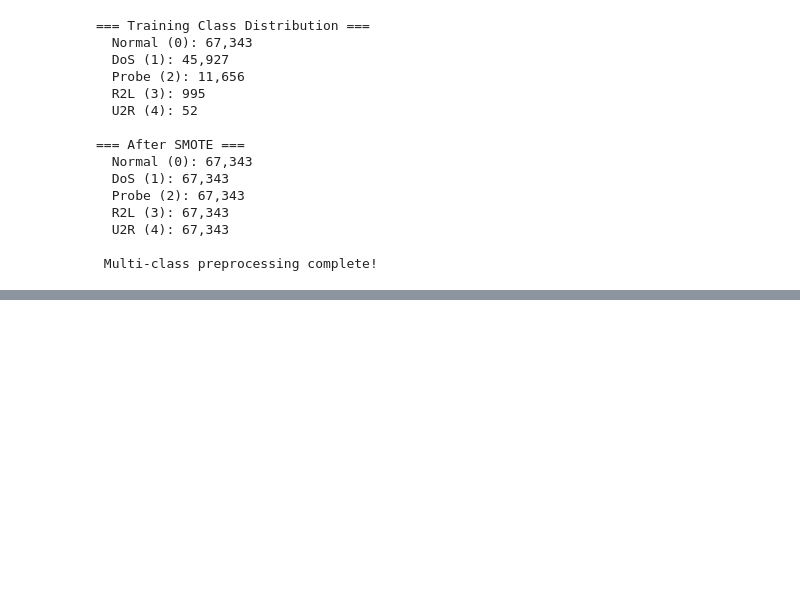
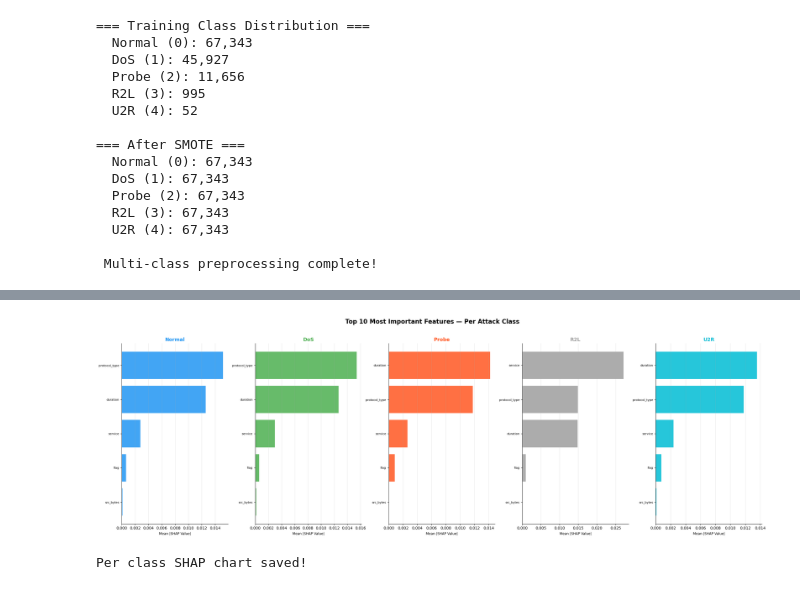
Before and after one commit to emmanuelakwasi/intrusionDetection, a Jupyter notebook: notebooks/exploration.ipynb, the cells around one changed output, grey strips where cells are left out. Saved outputs shown, nothing was run; the diff lists cells and outputs as text; code cells hidden in the pictures; blank space fills up the shorter version.

```diff
--- a/notebooks/exploration.ipynb
+++ b/notebooks/exploration.ipynb
@@ -364,0 +446,35 @@ DNN confusion matrix saved!
+# %%
+# --- Per Attack Class SHAP Charts ---
+feature_names = X_train.columns.tolist()
+class_names_list = ["Normal", "DoS", "Probe", "R2L", "U2R"]
+colors = ["#2196F3", "#4CAF50", "#FF5722", "#9E9E9E", "#00BCD4"]
+
+fig, axes = plt.subplots(1, 5, figsize=(25, 8))
+
+for i, (cls, color, ax) in enumerate(zip(class_names_list, colors, axes)):
+    # Get SHAP values for this class
+    shap_vals = np.abs(shap_values[i]).mean(axis=0)
+
+    # Get top 10 features for this class
+    top_idx = shap_vals.argsort()[-10:]
+    top_feat = [feature_names[j] for j in top_idx]
+    top_vals = shap_vals[top_idx]
+
+    # Plot
+    ax.barh(top_feat, top_vals, color=color, alpha=0.85)
+    ax.set_title(f"{cls}", fontsize=13, fontweight='bold', color=color)
+    ax.set_xlabel("Mean |SHAP Value|", fontsize=9)
+    ax.grid(axis='x', alpha=0.3)
+    ax.spines['top'].set_visible(False)
+    ax.spines['right'].set_visible(False)
+    ax.tick_params(axis='y', labelsize=8)
+
+plt.suptitle("Top 10 Most Important Features — Per Attack Class",
+             fontsize=16, fontweight='bold', y=1.02)
+plt.tight_layout()
+plt.savefig("../results/shap_per_class.png", dpi=150, bbox_inches='tight')
+plt.show()
+print("Per class SHAP chart saved!")
+# %% [output]
+[figure, added]
+Per class SHAP chart saved!
```
Also changed, not shown: parts of 8 cells of this notebook, 4 other files.
